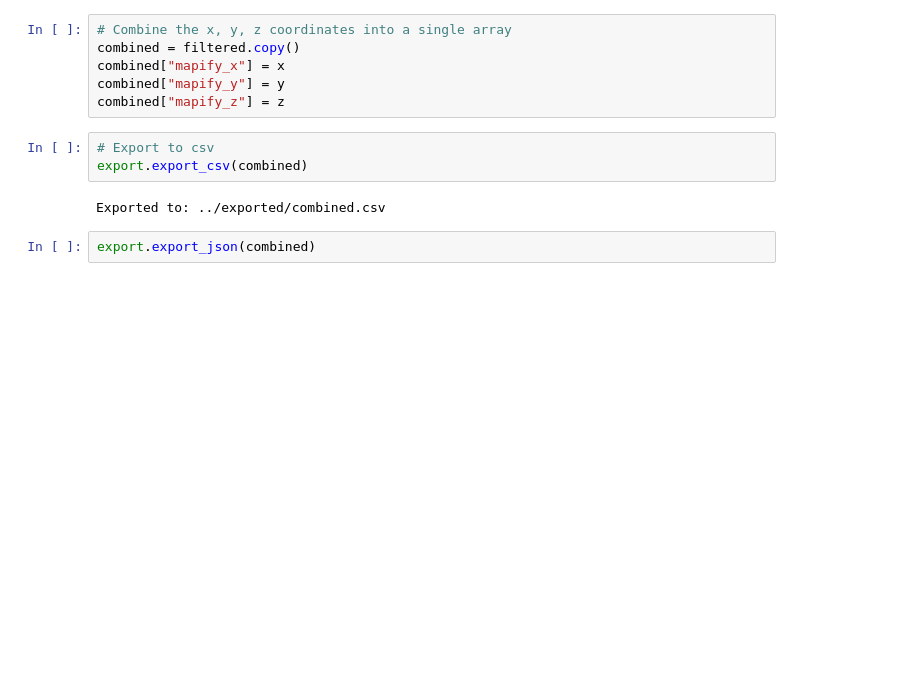
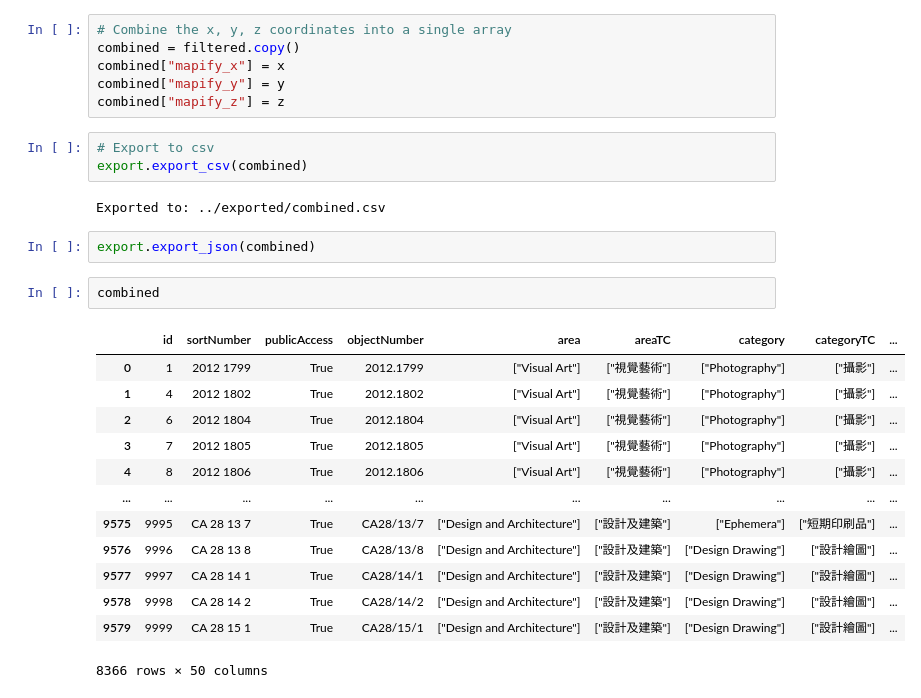
Before and after one commit to shiukaheng/map-plus, a Jupyter notebook: code/main.ipynb, the cells around one changed output. Saved outputs shown, nothing was run; the diff lists cells and outputs as text; blank space fills up the shorter version.

```diff
--- a/code/main.ipynb
+++ b/code/main.ipynb
@@ -31,3 +32,19 @@ export.export_csv(combined)
 Exported to: ../exported/combined.csv
 # %%
 export.export_json(combined)
+# %%
+combined
+# %% [output]
+|  | id | sortNumber | publicAccess | objectNumber | area | areaTC | category | categoryTC | ... |
+| 0 | 1 | 2012 1799 | True | 2012.1799 | ["Visual Art"] | ["視覺藝術"] | ["Photography"] | ["攝影"] | ... |
+| 1 | 4 | 2012 1802 | True | 2012.1802 | ["Visual Art"] | ["視覺藝術"] | ["Photography"] | ["攝影"] | ... |
+| 2 | 6 | 2012 1804 | True | 2012.1804 | ["Visual Art"] | ["視覺藝術"] | ["Photography"] | ["攝影"] | ... |
+| 3 | 7 | 2012 1805 | True | 2012.1805 | ["Visual Art"] | ["視覺藝術"] | ["Photography"] | ["攝影"] | ... |
+| 4 | 8 | 2012 1806 | True | 2012.1806 | ["Visual Art"] | ["視覺藝術"] | ["Photography"] | ["攝影"] | ... |
+| ... | ... | ... | ... | ... | ... | ... | ... | ... | ... |
+| 9575 | 9995 | CA 28 13 7 | True | CA28/13/7 | ["Design and Architecture"] | ["設計及建築"] | ["Ephemera"] | ["短期印刷品"] | ... |
+| 9576 | 9996 | CA 28 13 8 | True | CA28/13/8 | ["Design and Architecture"] | ["設計及建築"] | ["Design Drawing"] | ["設計繪圖"] | ... |
+| 9577 | 9997 | CA 28 14 1 | True | CA28/14/1 | ["Design and Architecture"] | ["設計及建築"] | ["Design Drawing"] | ["設計繪圖"] | ... |
+| 9578 | 9998 | CA 28 14 2 | True | CA28/14/2 | ["Design and Architecture"] | ["設計及建築"] | ["Design Drawing"] | ["設計繪圖"] | ... |
+| 9579 | 9999 | CA 28 15 1 | True | CA28/15/1 | ["Design and Architecture"] | ["設計及建築"] | ["Design Drawing"] | ["設計繪圖"] | ... |
+8366 rows × 50 columns
```
Also changed, not shown: parts of 1 cell of this notebook, 6 other files.
